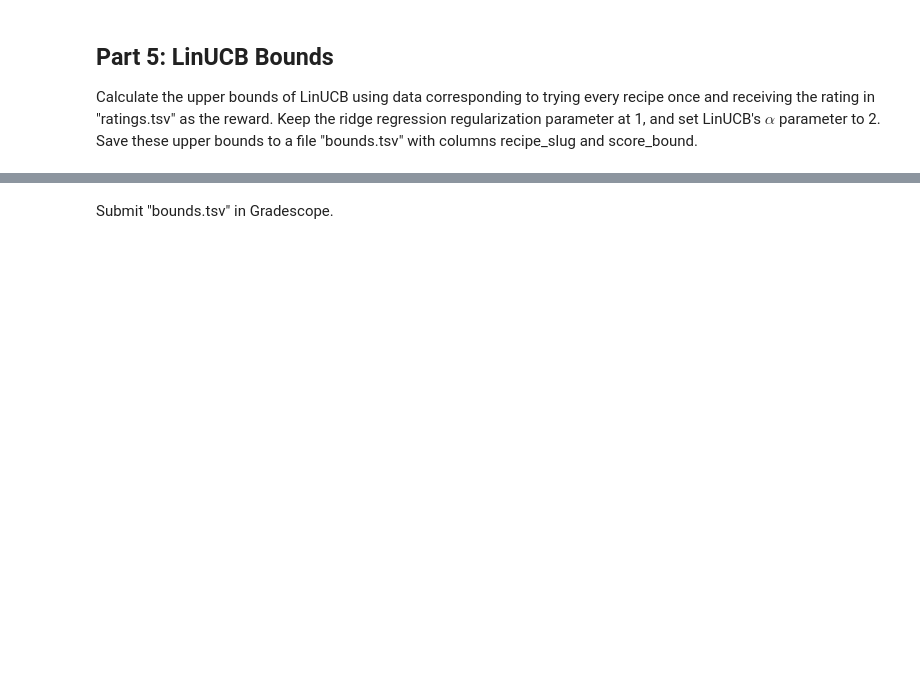
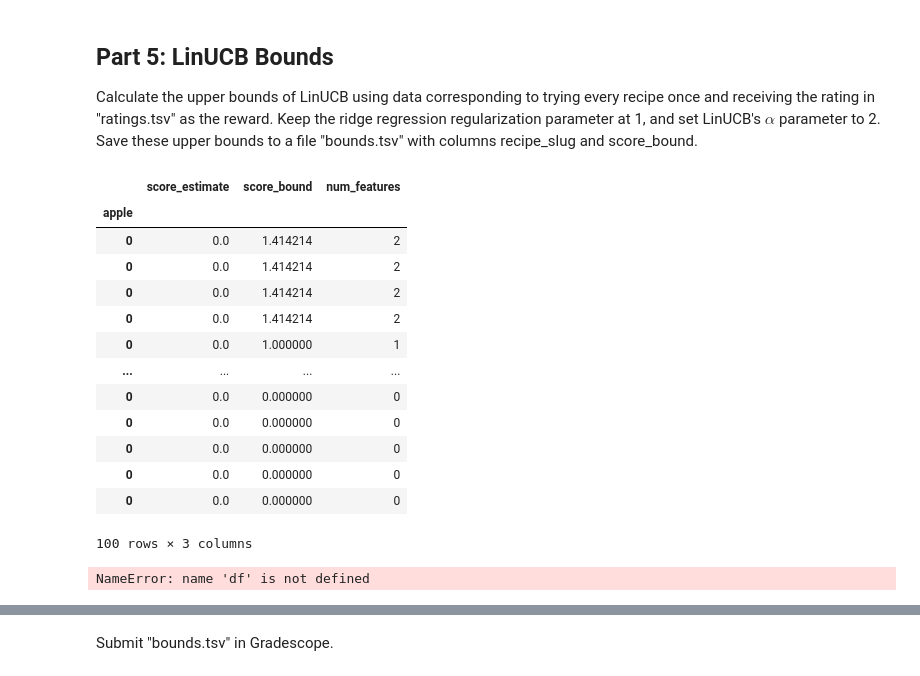
Before and after one commit to ethibaul/dx704-project-04, a Jupyter notebook: project.ipynb, the cells around one changed output, grey strips where cells are left out. Cells and saved outputs as stored; diff of their text form; code cells hidden in the pictures; blank space fills up the shorter version.

```diff
--- a/project.ipynb
+++ b/project.ipynb
@@ -227,32 +307,50 @@ Keep the ridge regression regularization parameter at 1, and set LinUCB's $\alph
 Save these upper bounds to a file "bounds.tsv" with columns recipe_slug and score_bound.
 # %%
 # YOUR CHANGES HERE
+
+features = pd.read_csv("features.tsv", sep="\t", index_col=0)
+ratings  = pd.read_csv("ratings.tsv", sep="\t").set_index("recipe_title")
 
 def calculate_bounds(recipe_choices=[], alpha=1.0):
     recipe_choices = list(recipe_choices)
 
     D = features.loc[recipe_choices].to_numpy(dtype="float64")
     c = ratings.loc[recipe_choices, 'rating'].to_numpy(dtype="float64")
 
     DTDI = np.eye(D.shape[1])
     if len(recipe_choices) > 0:
         DTDI += D.T @ D
     DTDI_inv = np.linalg.inv(DTDI)
 
     theta_hat = DTDI_inv @ D.T @ c
     features_array = features.to_numpy()
     means = features_array @ theta_hat
 
     variances = []
     for z in features_array:
         z = z.reshape(-1, 1)
         variances.append((z.T @ DTDI_inv @ z).item())
     variances = np.array(variances)
 
     df = pd.DataFrame({"score_estimate": means,
     "score_bound": means + alpha * np.sqrt(variances)}, index=features.index)
     df["num_features"] = features.T.sum().T
 
     return df
 
 calculate_bounds().sort_values("score_bound", ascending=False)
+# %% [output]
+|  | score_estimate | score_bound | num_features |
+| apple |  |  |  |
+| 0 | 0.0 | 1.414214 | 2 |
+| 0 | 0.0 | 1.414214 | 2 |
+| 0 | 0.0 | 1.414214 | 2 |
+| 0 | 0.0 | 1.414214 | 2 |
+| 0 | 0.0 | 1.000000 | 1 |
+| ... | ... | ... | ... |
+| 0 | 0.0 | 0.000000 | 0 |
+| 0 | 0.0 | 0.000000 | 0 |
+| 0 | 0.0 | 0.000000 | 0 |
+| 0 | 0.0 | 0.000000 | 0 |
+| 0 | 0.0 | 0.000000 | 0 |
+100 rows × 3 columns
@@ -260,0 +357,62 @@ calculate_bounds(["bacon-mac-and-cheese"]* 3)
+# %%
+
+features = pd.read_csv("features.tsv", sep="\t")
+ratings  = pd.read_csv("ratings.tsv", sep="\t").set_index("recipe_title")
+
+# Fight with the
+if "recipe_title" in features.columns:
+    features = features.set_index("recipe_title", drop=True)
+else:
+    if len(features) == len(ratings):
+        # Assume rows are in the same order; assign recipe titles as index
+        features = features.copy()
+        features.index = ratings.index
+    else:
+        raise KeyError(
+            "Cannot align features to ratings: features has no 'recipe_title' "
+            "column and row counts differ, so I can't map recipes to feature rows."
+        )
+
+def calculate_bounds(recipe_choices=None, alpha=1.0):
+    if recipe_choices is None:
+        recipe_choices = []
+    recipe_choices = list(recipe_choices)
+
+    # Validate requested recipes exist
+    missing = [r for r in recipe_choices if r not in features.index]
+    if missing:
+        raise KeyError(f"Not found in features index: {missing}")
+
+    # Use reindex to allow repeated labels like the same recipe 3x
+    D = features.reindex(recipe_choices).to_numpy(dtype="float64")
+    c = ratings.reindex(recipe_choices)["rating"].to_numpy(dtype="float64")
+
+    # Ridge-like posterior precision (I)
+    DTDI = np.eye(D.shape[1])
+    if len(recipe_choices) > 0:
+        DTDI += D.T @ D
+    DTDI_inv = np.linalg.inv(DTDI)
+
+    theta_hat = DTDI_inv @ D.T @ c
+    features_array = features.to_numpy(dtype="float64")
+    means = features_array @ theta_hat
+
+    # Predictive variance for each recipe vector z
+    variances = []
+    for z in features_array:
+        z = z.reshape(-1, 1)
+        variances.append((z.T @ DTDI_inv @ z).item())
+    variances = np.array(variances)
+
+    df = pd.DataFrame(
+        {
+            "score_estimate": means,
+            "score_bound": means + alpha * np.sqrt(variances),
+        },
+        index=features.index,
+    )
+    df["num_features"] = (features != 0).sum(axis=1)
+
+df
+# %% [output]
+NameError: name 'df' is not defined
```
Also changed, not shown: parts of 12 cells of this notebook, 3 other files.
